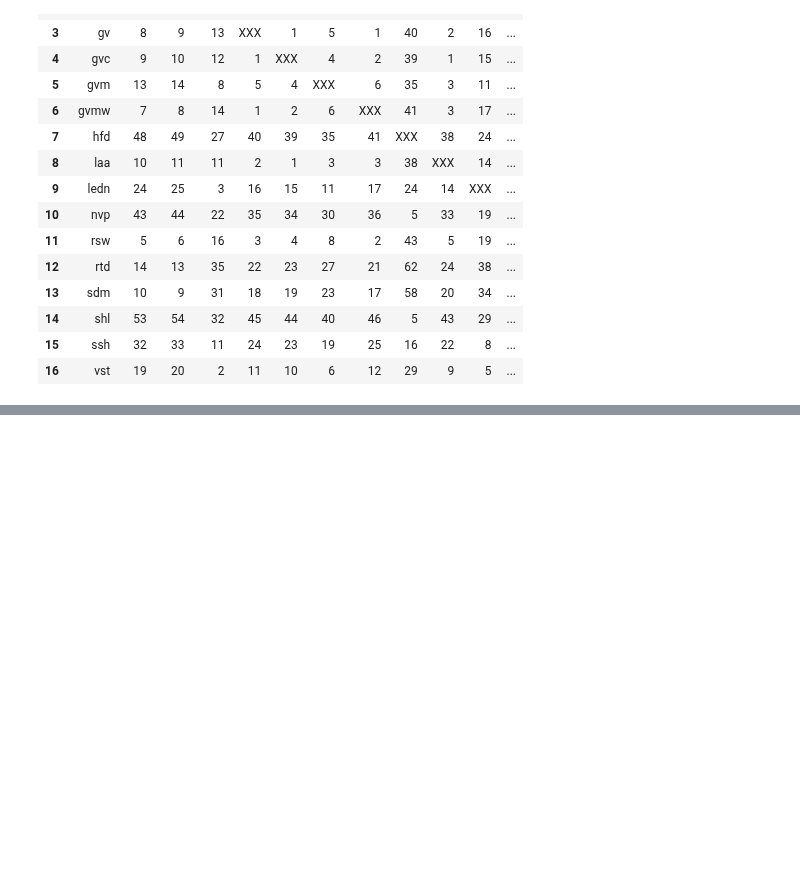
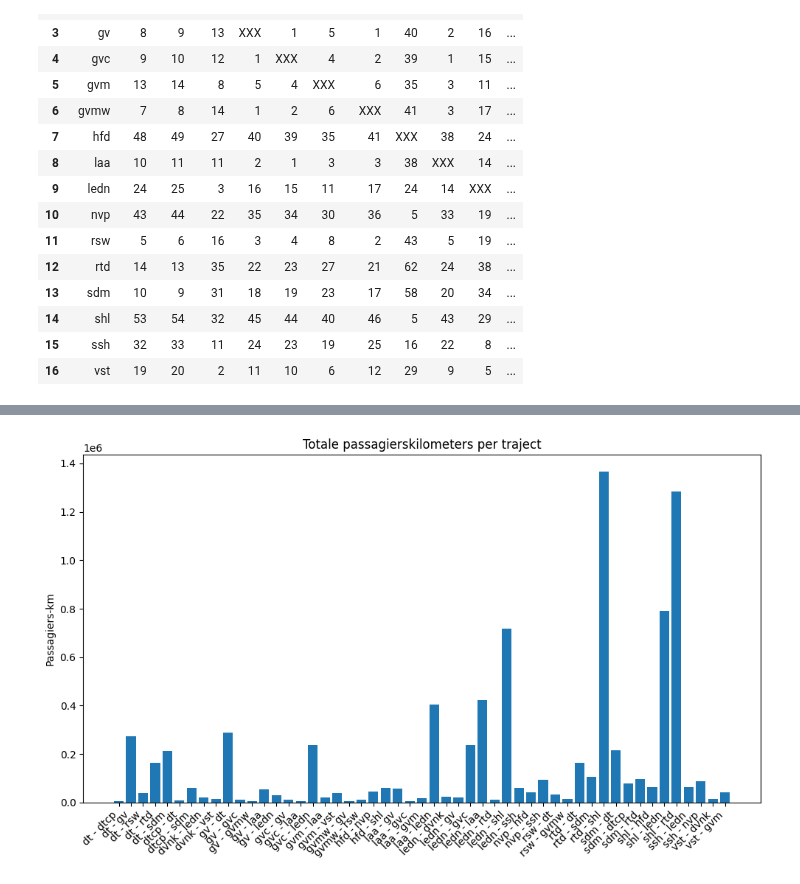
Before and after one commit to Merelkramer/Group2_NS, a Jupyter notebook: DataVisualistation_Luuk.ipynb, the cells around one changed output, grey strips where cells are left out. Saved outputs shown, nothing was run; the diff lists cells and outputs as text; code cells hidden in the pictures; blank space fills up the shorter version.

```diff
--- a/DataVisualistation_Luuk.ipynb
+++ b/DataVisualistation_Luuk.ipynb
@@ -146,3 +114,34 @@ display(df2_filtered)
 | 14 | shl | 53 | 54 | 32 | 45 | 44 | 40 | 46 | 5 | 43 | 29 | ... |
 | 15 | ssh | 32 | 33 | 11 | 24 | 23 | 19 | 25 | 16 | 22 | 8 | ... |
 | 16 | vst | 19 | 20 | 2 | 11 | 10 | 6 | 12 | 29 | 9 | 5 | ... |
+# %%
+import pandas as pd
+
+distances = df2_filtered.set_index("station")
+trips = pd.read_csv("data/data_NS_filtered.csv", sep=";")
+
+trips = trips[trips["DAGNR"] == 2]
+
+trips["station1"] = trips["station1"].str.lower()
+trips["station2"] = trips["station2"].str.lower()
+
+def get_distance(row):
+    s1, s2 = row["station1"], row["station2"]
+    try:
+        val = distances.loc[s1, s2]
+    except KeyError:
+        return None
+    if val == "XXX":
+        return 0
+    return float(val)
+
+trips["afstand_km"] = trips.apply(get_distance, axis=1)
+
+trips["passagiers_km"] = trips["REALISATIE"] * trips["afstand_km"]
+
+trips["passagiers_km"] = trips["passagiers_km"].round(2)
+
+display(trips[["station1", "station2", "REALISATIE",  "afstand_km", "passagiers_km",]])
+
+print("Totale afstand (km):", trips["afstand_km"].sum())
+print("Totale passagiers-km:", trips["passagiers_km"].sum())
@@ -148,0 +164,13 @@ display(df2_filtered)
+# %%
+trips_grouped = trips.groupby(["station1", "station2"], as_index=False)["passagiers_km"].sum()
+trips_grouped["traject"] = trips_grouped["station1"] + " - " + trips_grouped["station2"]
+
+plt.figure(figsize=(10,6))
+plt.bar(trips_grouped["traject"], trips_grouped["passagiers_km"])
+plt.xticks(rotation=45, ha="right")
+plt.ylabel("Passagiers-km")
+plt.title("Totale passagierskilometers per traject")
+plt.tight_layout()
+plt.show()
+# %% [output]
+[figure, added]
```
Also changed, not shown: parts of 2 cells of this notebook.
